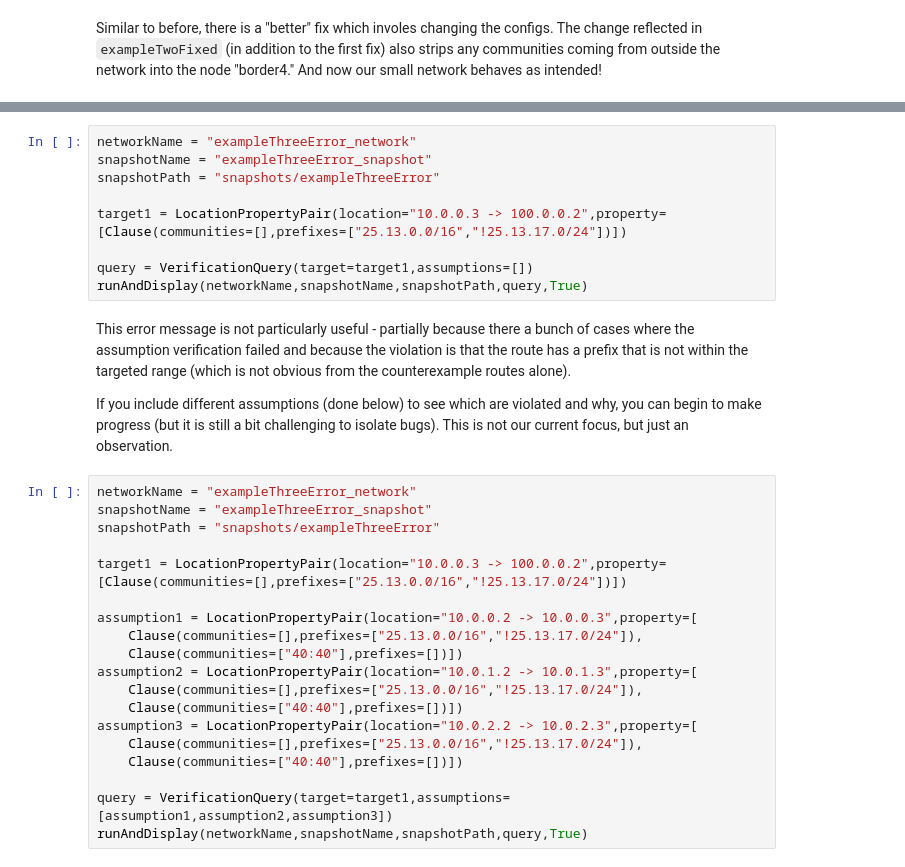
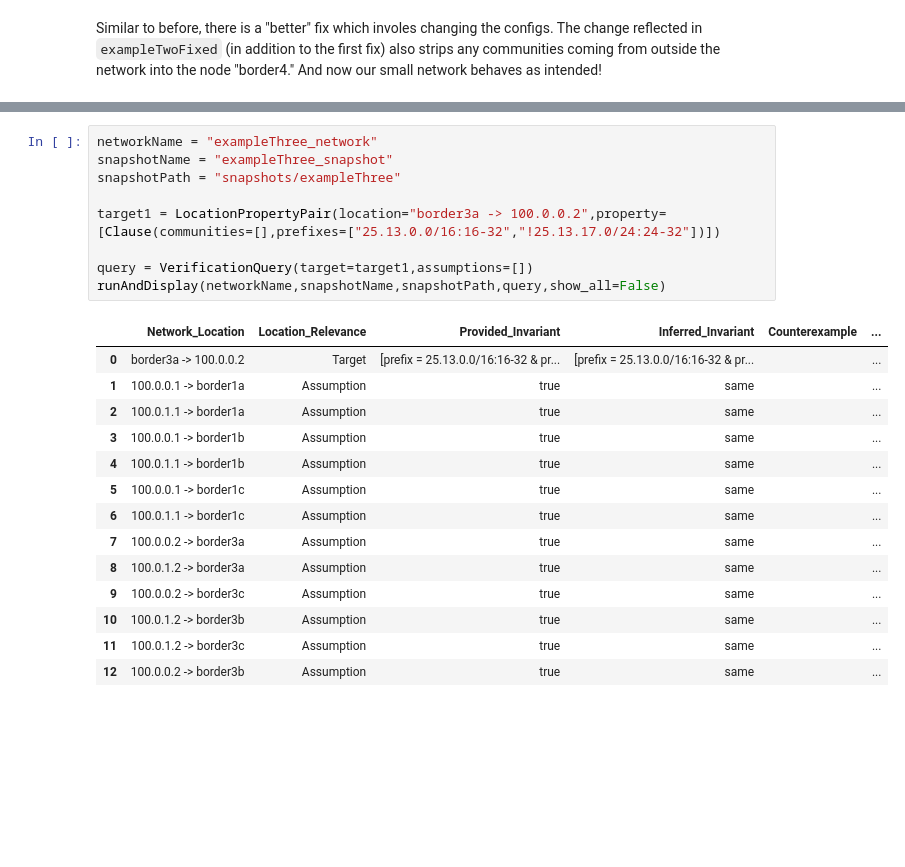
Before and after one commit to ana-brendel/batfish, a Jupyter notebook: verification/VerificationExamples.ipynb, the cells around one changed output, grey strips where cells are left out. Cells and saved outputs as stored; diff of their text form; blank space fills up the shorter version.

```diff
--- a/verification/VerificationExamples.ipynb
+++ b/verification/VerificationExamples.ipynb
@@ -296,32 +341,24 @@ Suppose in this same network, one of the node has an error. Specifically, suppos
 # %%
-networkName = "exampleThreeError_network"
-snapshotName = "exampleThreeError_snapshot"
-snapshotPath = "snapshots/exampleThreeError"
+networkName = "exampleThree_network"
+snapshotName = "exampleThree_snapshot"
+snapshotPath = "snapshots/exampleThree"
 
-target1 = LocationPropertyPair(location="10.0.0.3 -> 100.0.0.2",property=[Clause(communities=[],prefixes=["25.13.0.0/16","!25.13.17.0/24"])])
+target1 = LocationPropertyPair(location="border3a -> 100.0.0.2",property=[Clause(communities=[],prefixes=["25.13.0.0/16:16-32","!25.13.17.0/24:24-32"])])
 
 query = VerificationQuery(target=target1,assumptions=[])
-runAndDisplay(networkName,snapshotName,snapshotPath,query,True)
+runAndDisplay(networkName,snapshotName,snapshotPath,query,show_all=False)
+# %% [output]
+|  | Network_Location | Location_Relevance | Provided_Invariant | Inferred_Invariant | Counterexample | ... |
+| 0 | border3a -> 100.0.0.2 | Target | [prefix = 25.13.0.0/16:16-32 & pr... | [prefix = 25.13.0.0/16:16-32 & pr... |  | ... |
+| 1 | 100.0.0.1 -> border1a | Assumption | true | same |  | ... |
+| 2 | 100.0.1.1 -> border1a | Assumption | true | same |  | ... |
+| 3 | 100.0.0.1 -> border1b | Assumption | true | same |  | ... |
+| 4 | 100.0.1.1 -> border1b | Assumption | true | same |  | ... |
+| 5 | 100.0.0.1 -> border1c | Assumption | true | same |  | ... |
+| 6 | 100.0.1.1 -> border1c | Assumption | true | same |  | ... |
+| 7 | 100.0.0.2 -> border3a | Assumption | true | same |  | ... |
+| 8 | 100.0.1.2 -> border3a | Assumption | true | same |  | ... |
+| 9 | 100.0.0.2 -> border3c | Assumption | true | same |  | ... |
+| 10 | 100.0.1.2 -> border3b | Assumption | true | same |  | ... |
+| 11 | 100.0.1.2 -> border3c | Assumption | true | same |  | ... |
+| 12 | 100.0.0.2 -> border3b | Assumption | true | same |  | ... |
-# %% [markdown]
-This error message is not particularly useful - partially because there a bunch of cases where the assumption verification failed and because the violation is that the route has a prefix that is not within the targeted range (which is not obvious from the counterexample routes alone).
-
-If you include different assumptions (done below) to see which are violated and why, you can begin to make progress (but it is still a bit challenging to isolate bugs). This is not our current focus, but just an observation.
-# %%
-networkName = "exampleThreeError_network"
-snapshotName = "exampleThreeError_snapshot"
-snapshotPath = "snapshots/exampleThreeError"
-
-target1 = LocationPropertyPair(location="10.0.0.3 -> 100.0.0.2",property=[Clause(communities=[],prefixes=["25.13.0.0/16","!25.13.17.0/24"])])
-
-assumption1 = LocationPropertyPair(location="10.0.0.2 -> 10.0.0.3",property=[
-    Clause(communities=[],prefixes=["25.13.0.0/16","!25.13.17.0/24"]),
-    Clause(communities=["40:40"],prefixes=[])])
-assumption2 = LocationPropertyPair(location="10.0.1.2 -> 10.0.1.3",property=[
-    Clause(communities=[],prefixes=["25.13.0.0/16","!25.13.17.0/24"]),
-    Clause(communities=["40:40"],prefixes=[])])
-assumption3 = LocationPropertyPair(location="10.0.2.2 -> 10.0.2.3",property=[
-    Clause(communities=[],prefixes=["25.13.0.0/16","!25.13.17.0/24"]),
-    Clause(communities=["40:40"],prefixes=[])])
-
-query = VerificationQuery(target=target1,assumptions=[assumption1,assumption2,assumption3])
-runAndDisplay(networkName,snapshotName,snapshotPath,query,True)
```
Also changed, not shown: parts of 28 cells of this notebook, 21 other files.
